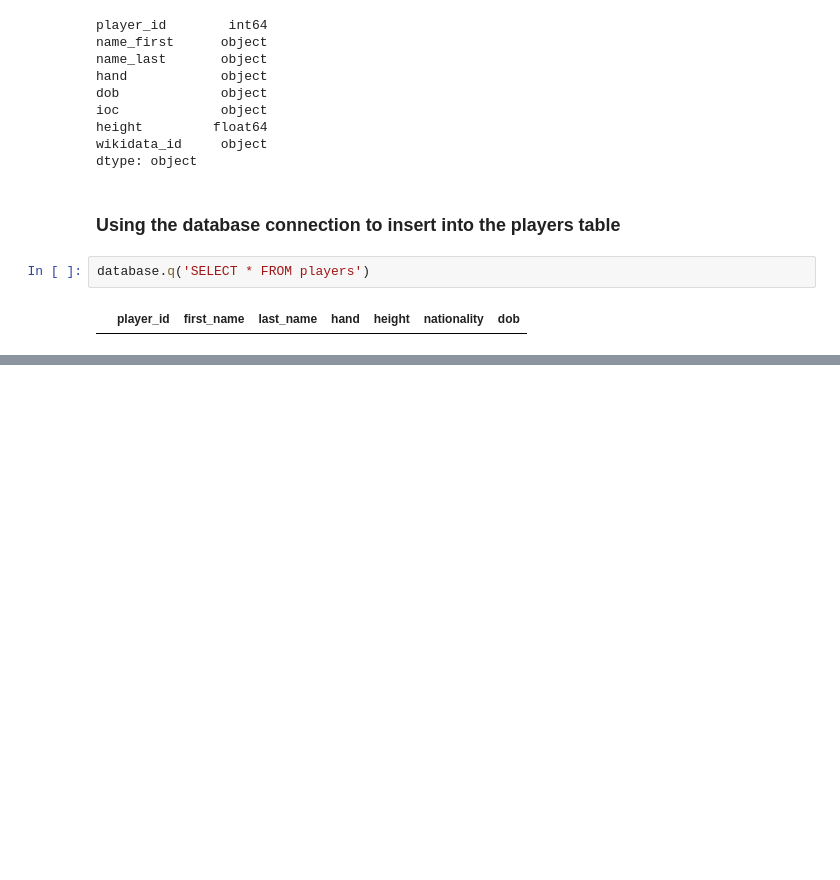
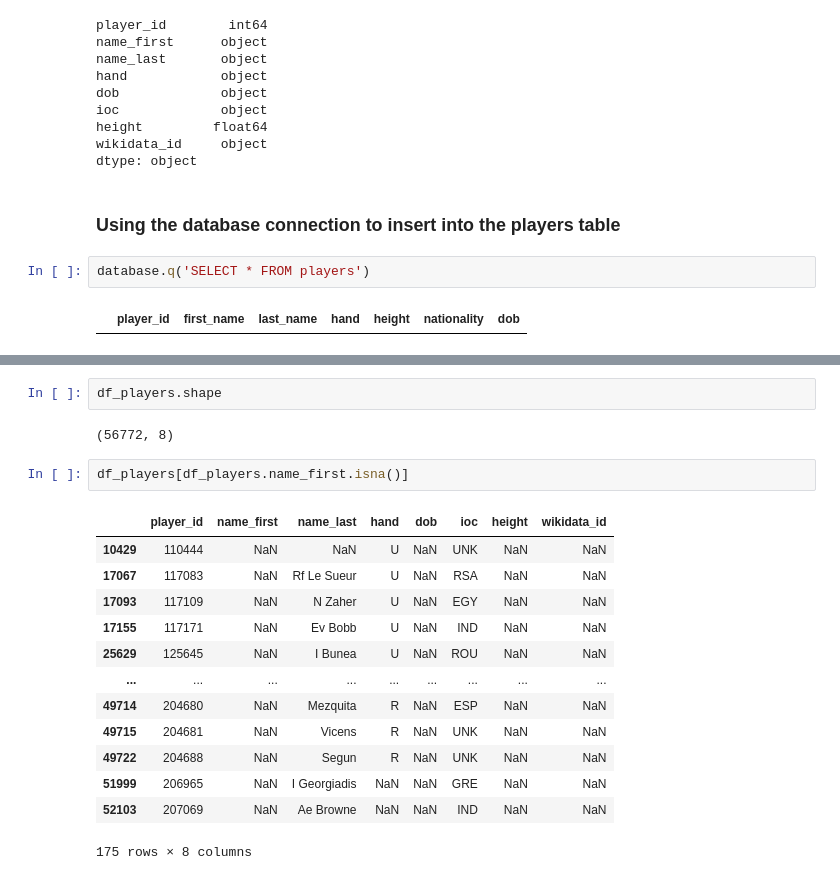
Before and after one commit to sebjshaw/Passion_Projects, a Jupyter notebook: ATP/database_testing.ipynb, the cells around one changed output, grey strips where cells are left out. Cells and saved outputs as stored; diff of their text form; blank space fills up the shorter version.

```diff
--- a/ATP/database_testing.ipynb
+++ b/ATP/database_testing.ipynb
@@ -144,0 +165,20 @@ DatabaseError: Execution failed on sql 'INSERT INTO players
+# %%
+df_players.shape
+# %% [output]
+(56772, 8)
+# %%
+df_players[df_players.name_first.isna()]
+# %% [output]
+|  | player_id | name_first | name_last | hand | dob | ioc | height | wikidata_id |
+| 10429 | 110444 | NaN | NaN | U | NaN | UNK | NaN | NaN |
+| 17067 | 117083 | NaN | Rf Le Sueur | U | NaN | RSA | NaN | NaN |
+| 17093 | 117109 | NaN | N Zaher | U | NaN | EGY | NaN | NaN |
+| 17155 | 117171 | NaN | Ev Bobb | U | NaN | IND | NaN | NaN |
+| 25629 | 125645 | NaN | I Bunea | U | NaN | ROU | NaN | NaN |
+| ... | ... | ... | ... | ... | ... | ... | ... | ... |
+| 49714 | 204680 | NaN | Mezquita | R | NaN | ESP | NaN | NaN |
+| 49715 | 204681 | NaN | Vicens | R | NaN | UNK | NaN | NaN |
+| 49722 | 204688 | NaN | Segun | R | NaN | UNK | NaN | NaN |
+| 51999 | 206965 | NaN | I Georgiadis | NaN | NaN | GRE | NaN | NaN |
+| 52103 | 207069 | NaN | Ae Browne | NaN | NaN | IND | NaN | NaN |
+175 rows × 8 columns
```
Also changed, not shown: parts of 11 cells of this notebook, 1 other file.
